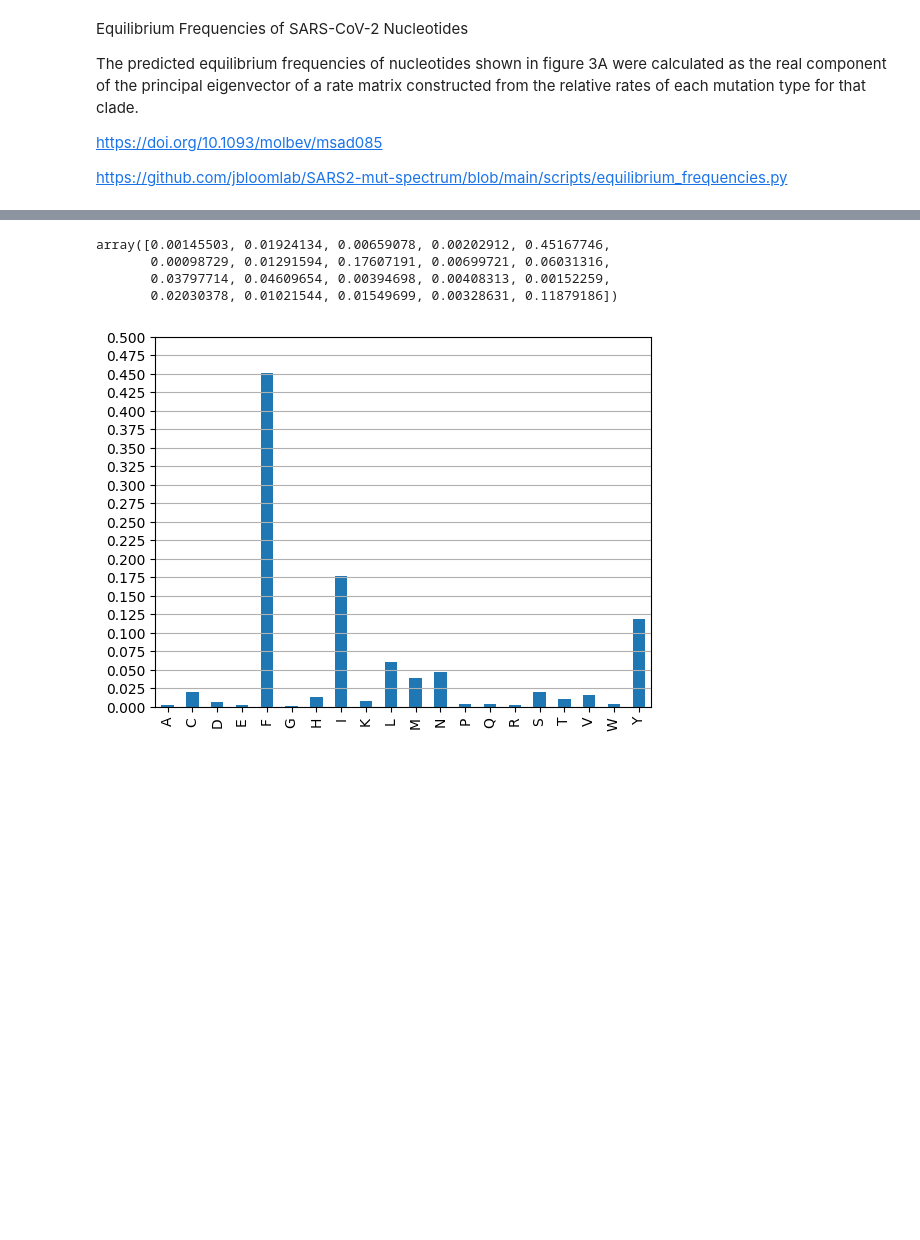
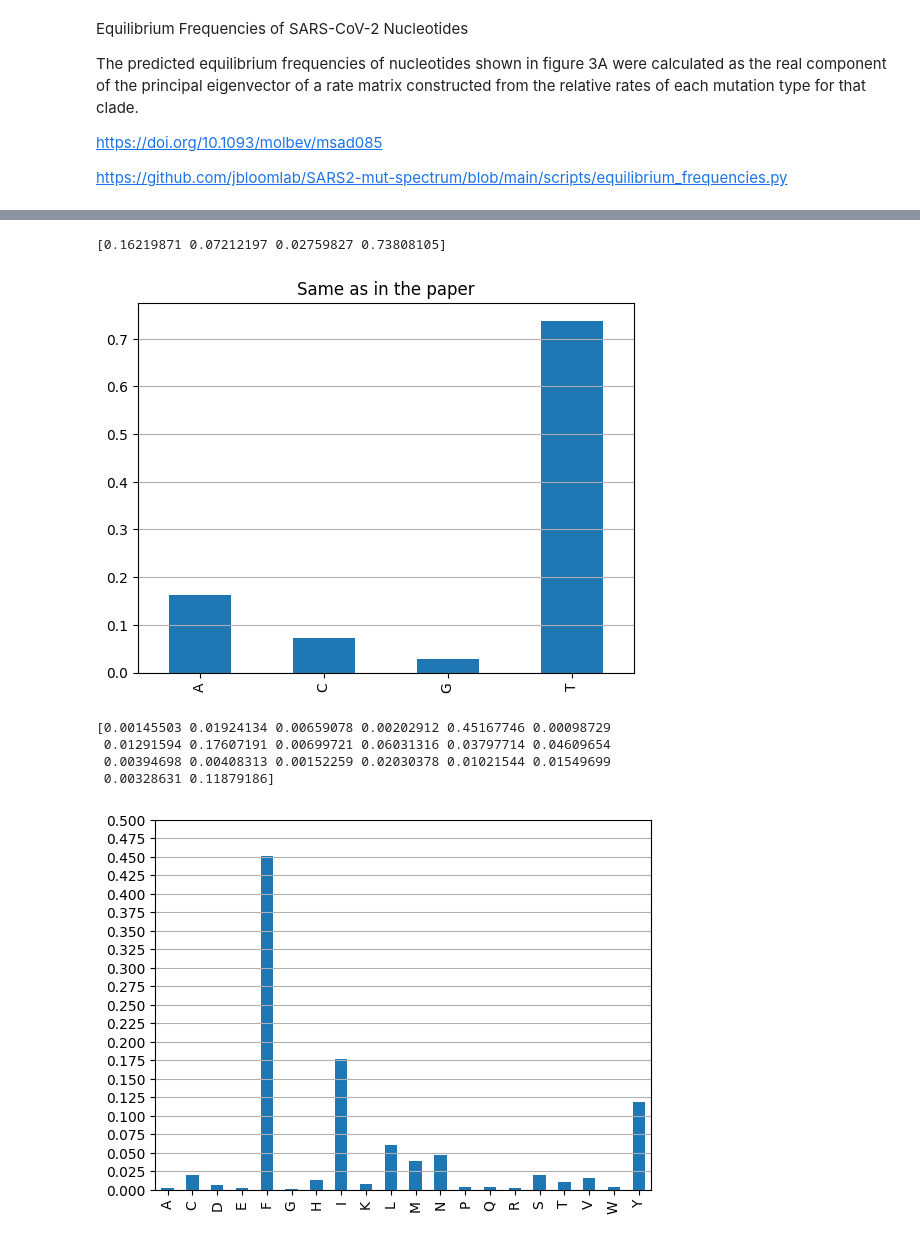
Before and after one commit to mitoclub/RNAViralMutSpec, a Jupyter notebook: notebooks/14.test_linalg.ipynb, the cells around one changed output, grey strips where cells are left out. Drawn from its saved outputs; the diff is of its cells as text; code cells hidden in the pictures; blank space fills up the shorter version.

Commit message:
update equilibrium of AA based on CDN freqs

```diff
--- a/notebooks/14.test_linalg.ipynb
+++ b/notebooks/14.test_linalg.ipynb
@@ -242,48 +288,26 @@ array([[-0.0658701 ,  0.01951754,  0.10161444,  0.00876871],
-# %%
-aa_alphabet = ['A', 'C', 'D', 'E', 'F', 'G', 'H', 'I', 'K', 'L',
-               'M', 'N', 'P', 'Q', 'R', 'S', 'T', 'V', 'W', 'Y']
-
-def aa_spectrum_to_matrix(aa_sbs):
-    '''
-    convert dictionary of mutation counts to mutation matrix
-    '''
-    M = np.zeros((20, 20))
-    for i1,aa1 in enumerate(aa_alphabet):
-        for i2,aa2 in enumerate(aa_alphabet):
-            if aa1!=aa2:
-                val = aa_sbs[(aa1, aa2)] if (aa1, aa2) in aa_sbs.index else 0.
-                M[i2,i1] = val
-    # normalize off-diagonal rates (just for standardization, doesn't affect the results)
-    M /= M.sum()
-    # will the diagonal with 'outflow' term to guarantee conservation of probability
-    d = M.sum(axis=0)
-    np.fill_diagonal(M,-d)
-
-    return M
-
-
-def get_equilibrium_probabilities(M):
-    evals, evecs = np.linalg.eig(M)
-    # find zero eigenvalue
-    ii = np.argmin(np.abs(evals))
-    assert np.abs(evals[ii])<1e-10
-    # pull out corresponding eigenvector, return normalized to sum_i p_i = 1
-    p = evecs[:,ii]
-    return p/p.sum()
-
-
-aa_sbs = df_changes_flt.groupby(['aa1', 'aa2'])['rate'].sum()
-M = aa_spectrum_to_matrix(aa_sbs)
-eq_prob = get_equilibrium_probabilities(M).astype(float)
-eq_prob
-# %% [output]
-array([0.00145503, 0.01924134, 0.00659078, 0.00202912, 0.45167746,
-       0.00098729, 0.01291594, 0.17607191, 0.00699721, 0.06031316,
-       0.03797714, 0.04609654, 0.00394698, 0.00408313, 0.00152259,
-       0.02030378, 0.01021544, 0.01549699, 0.00328631, 0.11879186])
+# %%
+M = nuc_spectrum_to_matrix(sbs2rate)
+eq_prob = get_equilibrium_probabilities(M).astype(float)
+print(eq_prob)
+pd.Series(dict(zip(alphabet, eq_prob))).plot.bar()
+# plt.yticks(np.linspace(0, 0.5, 21));
+plt.grid(axis='y');
+plt.title('Same as in the paper');
+# %% [output]
+[0.16219871 0.07212197 0.02759827 0.73808105]
+[figure, added]
 # %%
-pd.Series(dict(zip(aa_alphabet, eq_prob))).plot.bar()
+aa_sbs = df_changes_flt.groupby(['aa1', 'aa2'])['rate'].sum()
+M = aa_spectrum_to_matrix(aa_sbs)
+eq_prob = get_equilibrium_probabilities(M).astype(float)
+print(eq_prob)
+eq_freqs_aa = pd.Series(dict(zip(aa_alphabet, eq_prob)))
+eq_freqs_aa.plot.bar()
 plt.yticks(np.linspace(0, 0.5, 21));
 plt.grid(axis='y');
 # %% [output]
+[0.00145503 0.01924134 0.00659078 0.00202912 0.45167746 0.00098729
+ 0.01291594 0.17607191 0.00699721 0.06031316 0.03797714 0.04609654
+ 0.00394698 0.00408313 0.00152259 0.02030378 0.01021544 0.01549699
+ 0.00328631 0.11879186]
 [figure]
```
Also changed, not shown: parts of 6 cells of this notebook, 1 other file.
